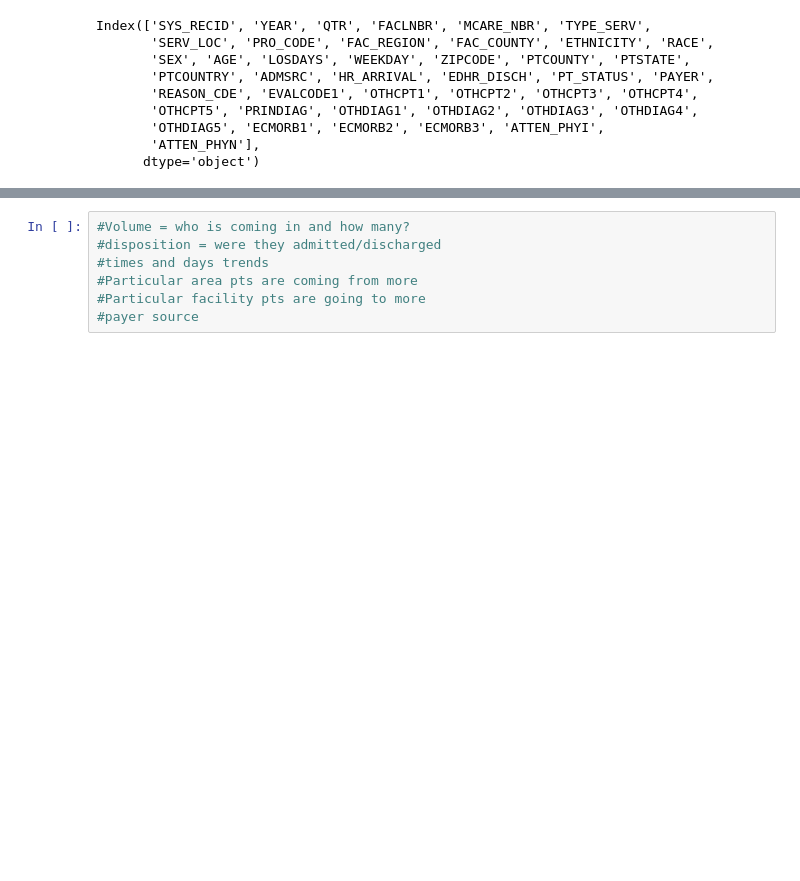
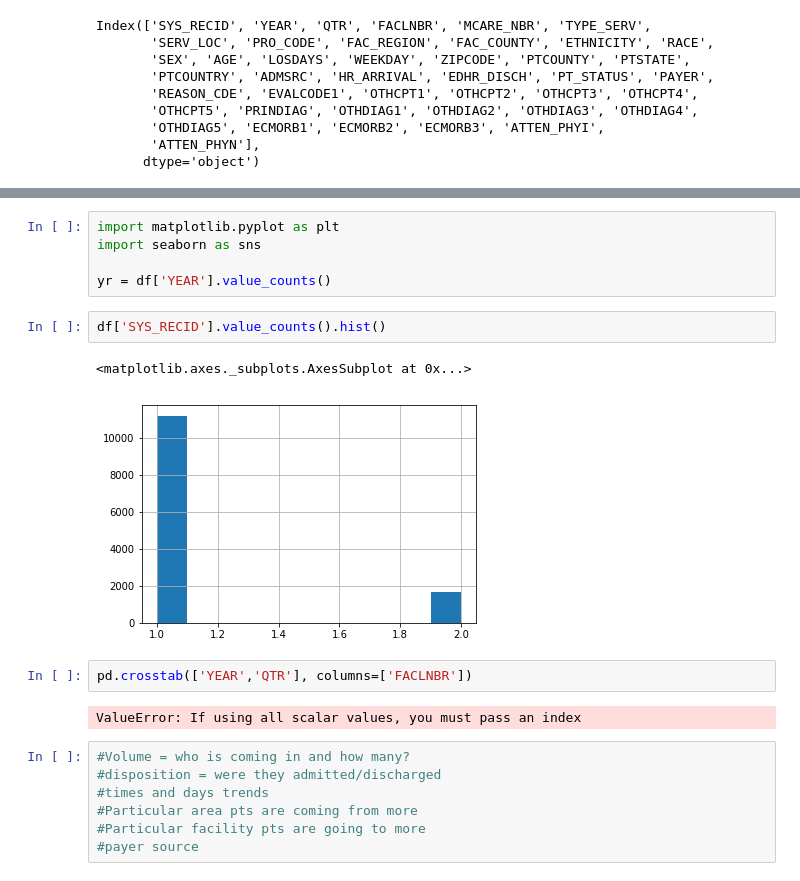
Before and after one commit to echiyembekeza/LambdaDS-Project, a Jupyter notebook: Lambda Project 1.ipynb, the cells around one changed output, grey strips where cells are left out. Cells and saved outputs as stored; diff of their text form; blank space fills up the shorter version.

```diff
--- a/Lambda Project 1.ipynb
+++ b/Lambda Project 1.ipynb
@@ -121,6 +121,20 @@ df
 | 7996779 | 96045115 | 2017 | 3 | 110004 | 100267 | 2 | NaN | 23 | 08 | ... |
 | 7998913 | 96047249 | 2017 | 3 | 110004 | 100267 | 2 | NaN | 23 | 08 | ... |
 14468 rows × 43 columns
+# %%
+import matplotlib.pyplot as plt
+import seaborn as sns
+
+yr = df['YEAR'].value_counts()
+# %%
+df['SYS_RECID'].value_counts().hist()
+# %% [output]
+<matplotlib.axes._subplots.AxesSubplot at 0x...>
+[figure, added]
+# %%
+pd.crosstab(['YEAR','QTR'], columns=['FACLNBR'])
+# %% [output]
+ValueError: If using all scalar values, you must pass an index
 # %%
 #Volume = who is coming in and how many?
 #disposition = were they admitted/discharged
```
Also changed, not shown: parts of 1 cell of this notebook.
